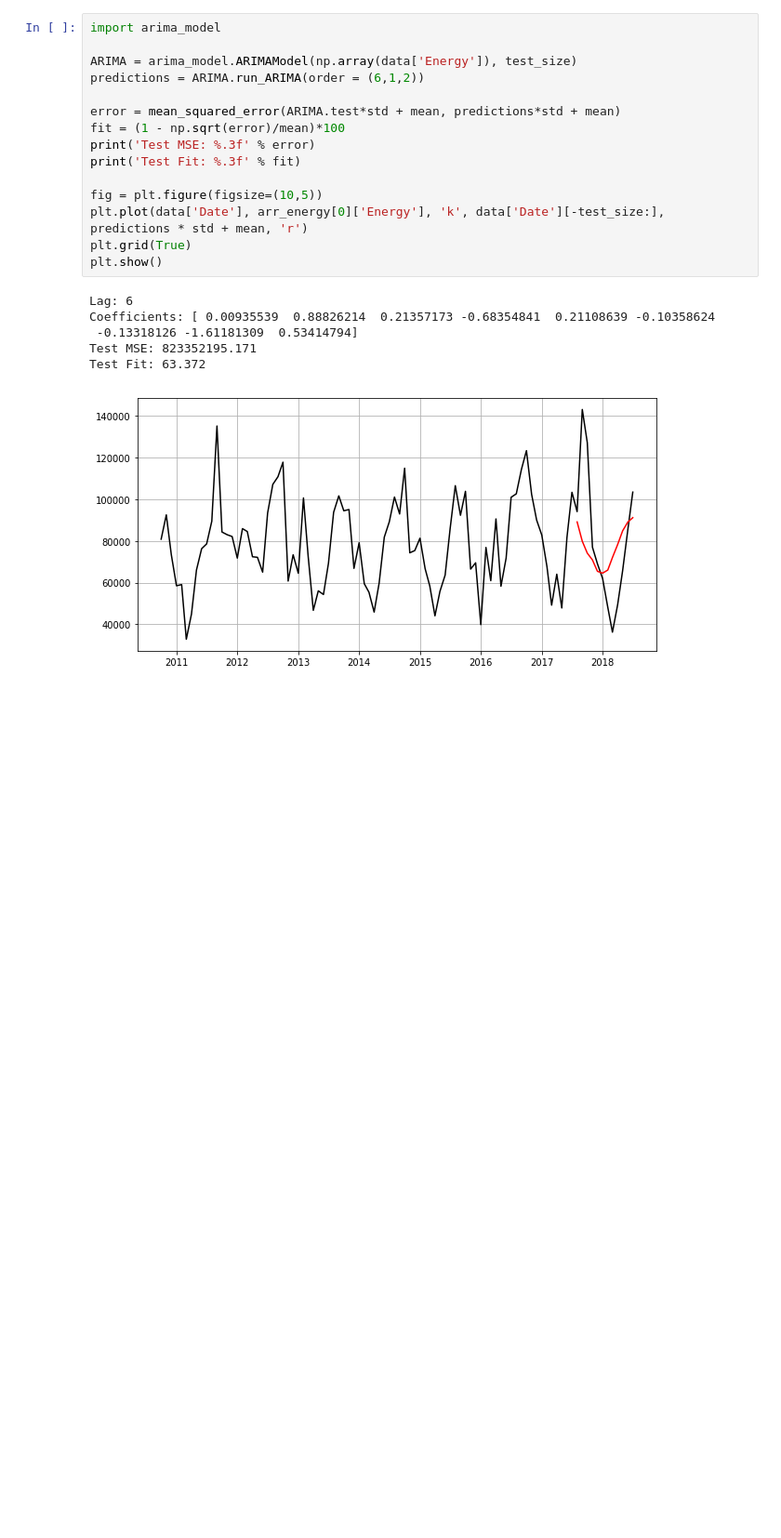
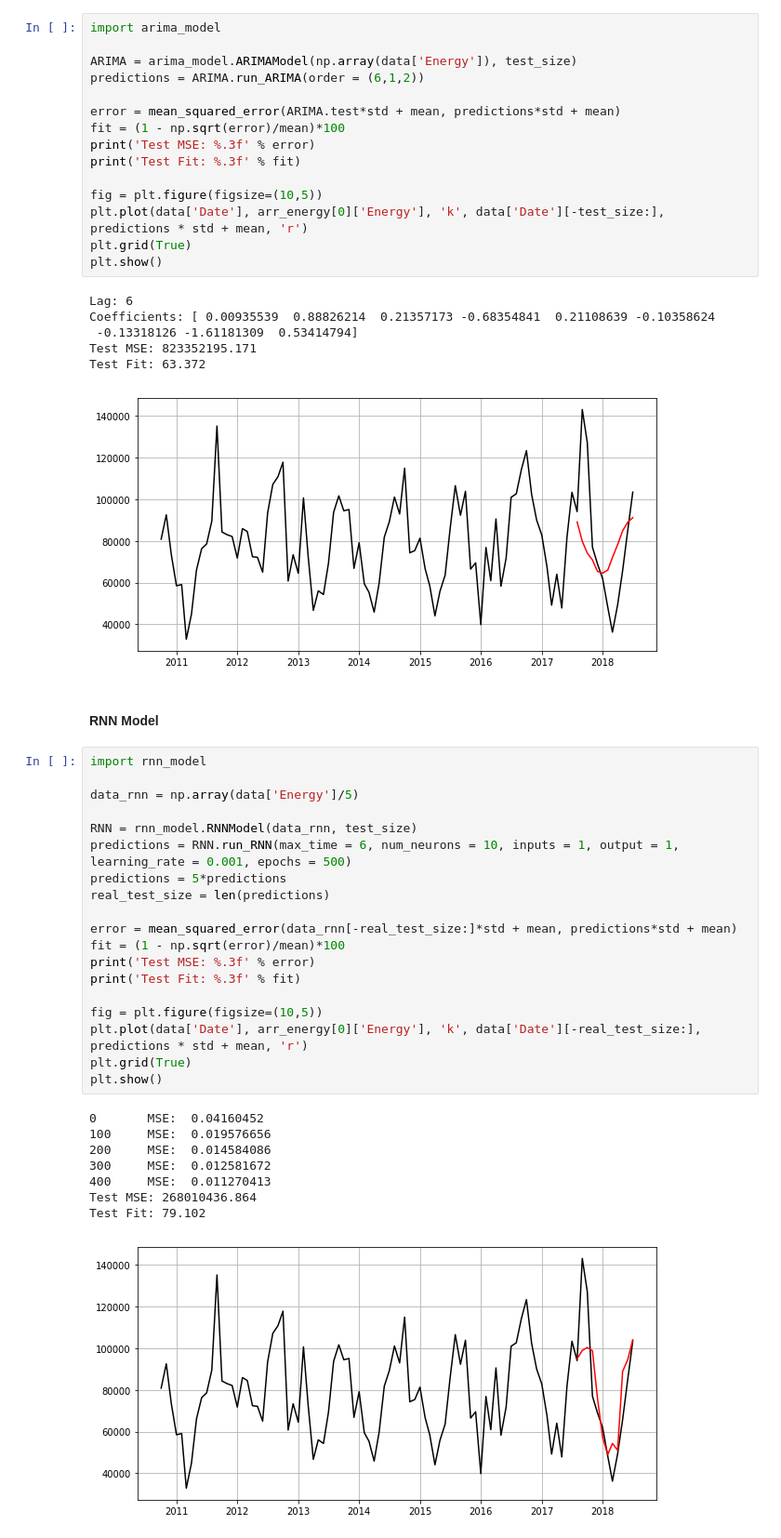
Before and after one commit to fernandarp/Wind-Energy-Forecasting, a Jupyter notebook: view/main_view.ipynb, the cells around one changed output. Shown at 93% size. Drawn from its saved outputs; the diff is of its cells as text; blank space fills up the shorter version.

Commit message:
Add: RNN Model
Add RNNModel Class and an example in the main view.

```diff
--- a/view/main_view.ipynb
+++ b/view/main_view.ipynb
@@ -251,3 +251,33 @@ Coefficients: [ 0.00935539  0.88826214  0.21357173 -0.68354841  0.21108639 -0.10
 Test MSE: 823352195.171
 Test Fit: 63.372
 [figure]
+# %% [markdown]
+#### RNN Model
+# %%
+import rnn_model
+
+data_rnn = np.array(data['Energy']/5)
+
+RNN = rnn_model.RNNModel(data_rnn, test_size)
+predictions = RNN.run_RNN(max_time = 6, num_neurons = 10, inputs = 1, output = 1, learning_rate = 0.001, epochs = 500)
+predictions = 5*predictions
+real_test_size = len(predictions)
+
+error = mean_squared_error(data_rnn[-real_test_size:]*std + mean, predictions*std + mean)
+fit = (1 - np.sqrt(error)/mean)*100
+print('Test MSE: %.3f' % error)
+print('Test Fit: %.3f' % fit)
+
+fig = plt.figure(figsize=(10,5))
+plt.plot(data['Date'], arr_energy[0]['Energy'], 'k', data['Date'][-real_test_size:], predictions * std + mean, 'r')
+plt.grid(True)
+plt.show()
+# %% [output]
+0       MSE:  0.04160452
+100     MSE:  0.019576656
+200     MSE:  0.014584086
+300     MSE:  0.012581672
+400     MSE:  0.011270413
+Test MSE: 268010436.864
+Test Fit: 79.102
+[figure, added]
```
Also changed, not shown: 1 other file.
